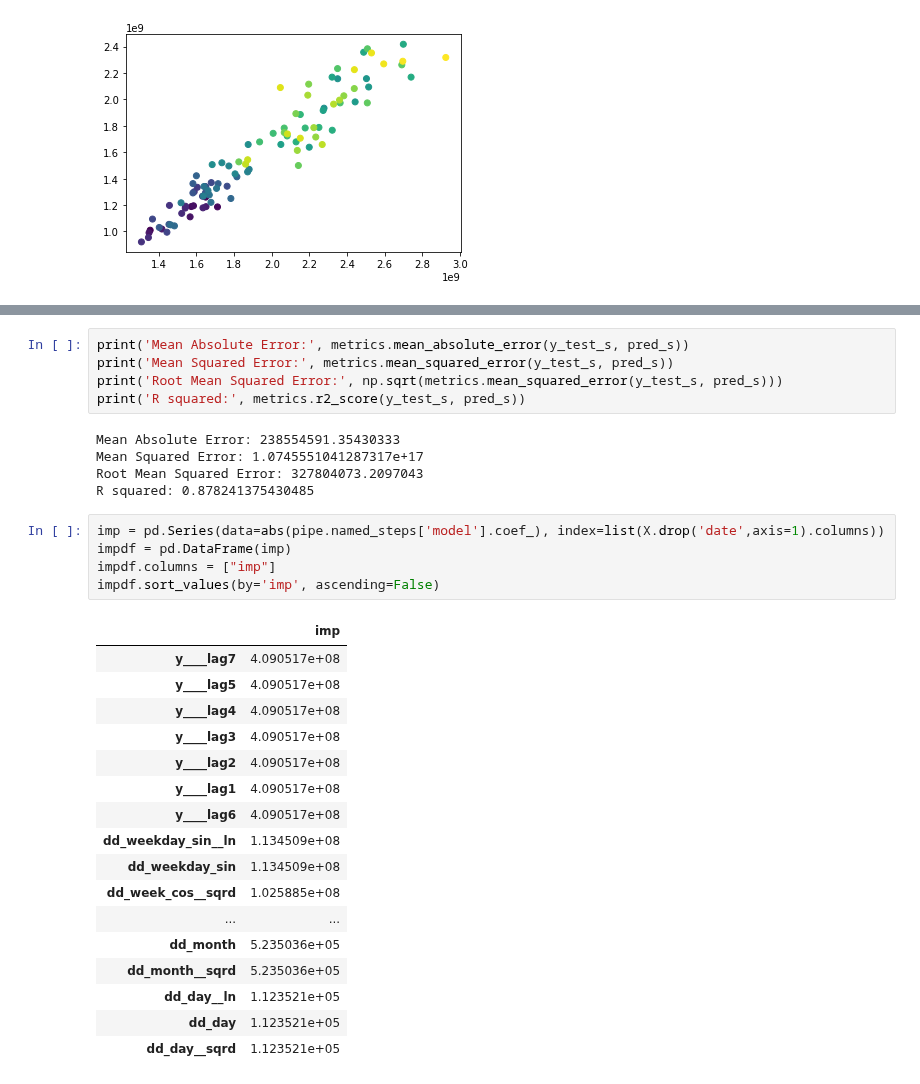
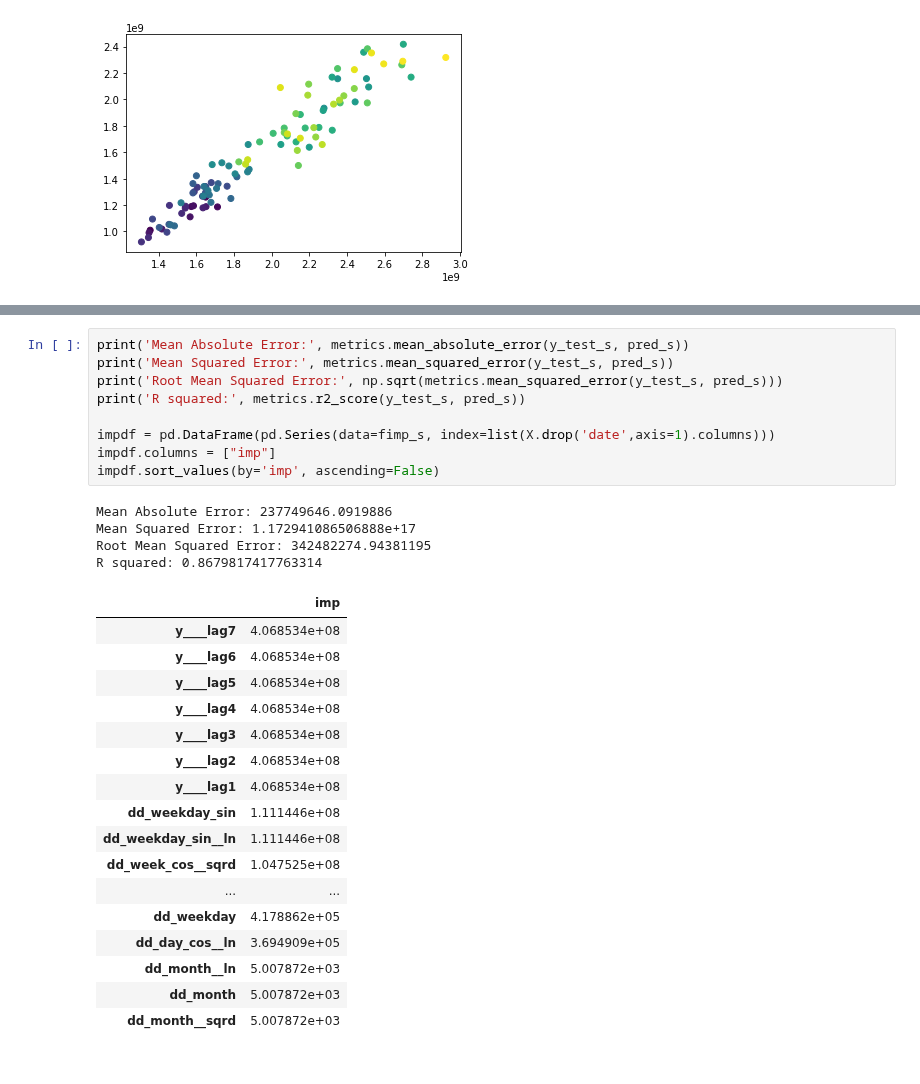
Before and after one commit to jfsalzmann/gasprices, a Jupyter notebook: learning/midterm_fixed_simple_sarima.ipynb, the cells around one changed output, grey strips where cells are left out. Saved outputs shown, nothing was run; the diff lists cells and outputs as text.

```diff
--- a/learning/midterm_fixed_simple_sarima.ipynb
+++ b/learning/midterm_fixed_simple_sarima.ipynb
@@ -121,33 +142,31 @@ plt.scatter(pred_s, y_test_s, c=X_test_s["date"]);
 # %%
 print('Mean Absolute Error:', metrics.mean_absolute_error(y_test_s, pred_s))
 print('Mean Squared Error:', metrics.mean_squared_error(y_test_s, pred_s))
 print('Root Mean Squared Error:', np.sqrt(metrics.mean_squared_error(y_test_s, pred_s)))
 print('R squared:', metrics.r2_score(y_test_s, pred_s))
+
+impdf = pd.DataFrame(pd.Series(data=fimp_s, index=list(X.drop('date',axis=1).columns)))
+impdf.columns = ["imp"]
+impdf.sort_values(by='imp', ascending=False)
 # %% [output]
-Mean Absolute Error: 238554591.35430333
-Mean Squared Error: 1.0745551041287317e+17
-Root Mean Squared Error: 327804073.2097043
-R squared: 0.878241375430485
+Mean Absolute Error: 237749646.0919886
+Mean Squared Error: 1.172941086506888e+17
+Root Mean Squared Error: 342482274.94381195
+R squared: 0.8679817417763314
+|  | imp |
+| y____lag7 | 4.068534e+08 |
+| y____lag6 | 4.068534e+08 |
+| y____lag5 | 4.068534e+08 |
+| y____lag4 | 4.068534e+08 |
+| y____lag3 | 4.068534e+08 |
+| y____lag2 | 4.068534e+08 |
+| y____lag1 | 4.068534e+08 |
+| dd_weekday_sin | 1.111446e+08 |
+| dd_weekday_sin__ln | 1.111446e+08 |
+| dd_week_cos__sqrd | 1.047525e+08 |
+| ... | ... |
+| dd_weekday | 4.178862e+05 |
+| dd_day_cos__ln | 3.694909e+05 |
+| dd_month__ln | 5.007872e+03 |
+| dd_month | 5.007872e+03 |
+| dd_month__sqrd | 5.007872e+03 |
-# %%
-imp = pd.Series(data=abs(pipe.named_steps['model'].coef_), index=list(X.drop('date',axis=1).columns))
-impdf = pd.DataFrame(imp)
-impdf.columns = ["imp"]
-impdf.sort_values(by='imp', ascending=False)
-# %% [output]
-|  | imp |
-| y____lag7 | 4.090517e+08 |
-| y____lag5 | 4.090517e+08 |
-| y____lag4 | 4.090517e+08 |
-| y____lag3 | 4.090517e+08 |
-| y____lag2 | 4.090517e+08 |
-| y____lag1 | 4.090517e+08 |
-| y____lag6 | 4.090517e+08 |
-| dd_weekday_sin__ln | 1.134509e+08 |
-| dd_weekday_sin | 1.134509e+08 |
-| dd_week_cos__sqrd | 1.025885e+08 |
-| ... | ... |
-| dd_month | 5.235036e+05 |
-| dd_month__sqrd | 5.235036e+05 |
-| dd_day__ln | 1.123521e+05 |
-| dd_day | 1.123521e+05 |
-| dd_day__sqrd | 1.123521e+05 |
```
Also changed, not shown: parts of 4 cells of this notebook.
